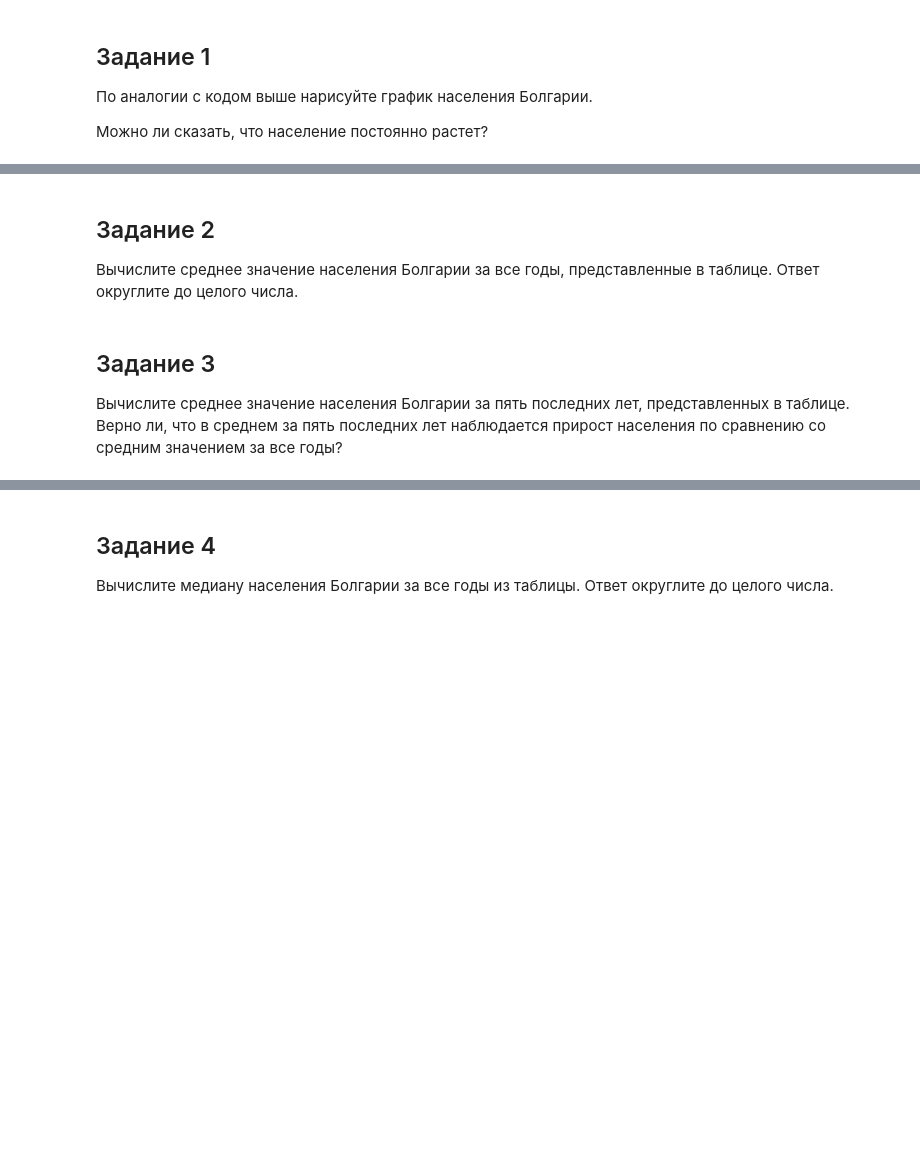
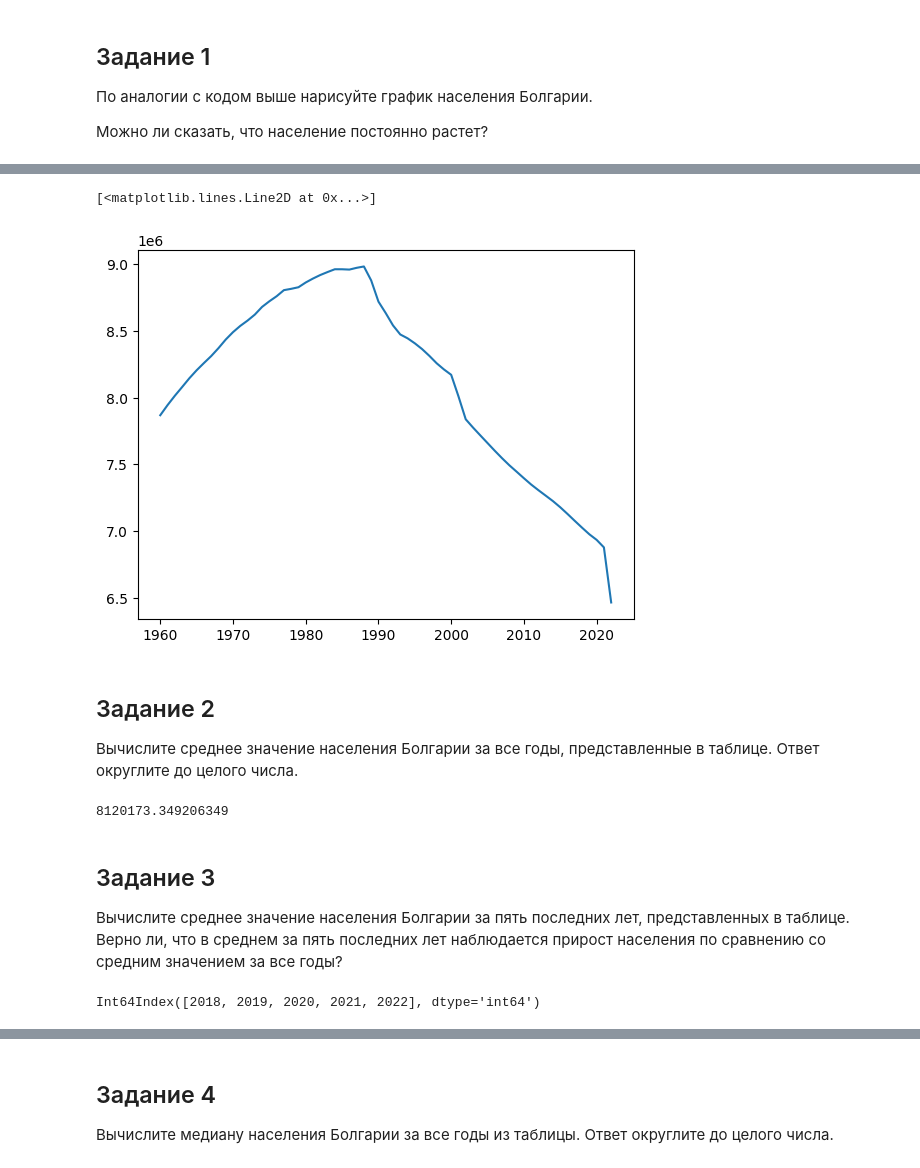
Before and after one commit to sergeiperel/start_in_ds, a Jupyter notebook: basics_of_analytics/analytics_HT_task.ipynb, the cells around one changed output, grey strips where cells are left out. Cells and saved outputs as stored; diff of their text form; code cells hidden in the pictures; blank space fills up the shorter version.

```diff
--- a/basics_of_analytics/analytics_HT_task.ipynb
+++ b/basics_of_analytics/analytics_HT_task.ipynb
@@ -53,0 +60,3 @@ plt.plot(years, aruba_population, '-')
+# %%
+bulgaria_population = df[df['Country Name'] == 'Bulgaria'].values[0][1:]
+bulgaria_population
@@ -54,12 +75,28 @@ plt.plot(years, aruba_population, '-')
+# %%
+plt.plot(years, bulgaria_population, '-')
+# %% [output]
+[<matplotlib.lines.Line2D at 0x...>]
+[figure, added]
 # %% [markdown]
 ## Задание 2
 
 Вычислите среднее значение населения Болгарии за все годы, представленные в таблице. Ответ округлите до целого числа.
 # %%
 # ваш код здесь
+# %%
+bul_pop_mean = bulgaria_population.mean()
+bul_pop_mean
+# %% [output]
+8120173.349206349
 # %% [markdown]
 ## Задание 3
 
 Вычислите среднее значение населения Болгарии за пять последних лет, представленных в таблице. Верно ли, что в среднем за пять последних лет наблюдается прирост населения по сравнению со средним значением за все годы?
 # %%
 # ваш код здесь
+# %%
+five_last_years = bulgaria_population = df[df['Country Name'] == 'Bulgaria'].values[0][-5:]
+population_bul = years[-5:]
+population_bul
+# %% [output]
+Int64Index([2018, 2019, 2020, 2021, 2022], dtype='int64')
```
Also changed, not shown: parts of 18 cells of this notebook.
